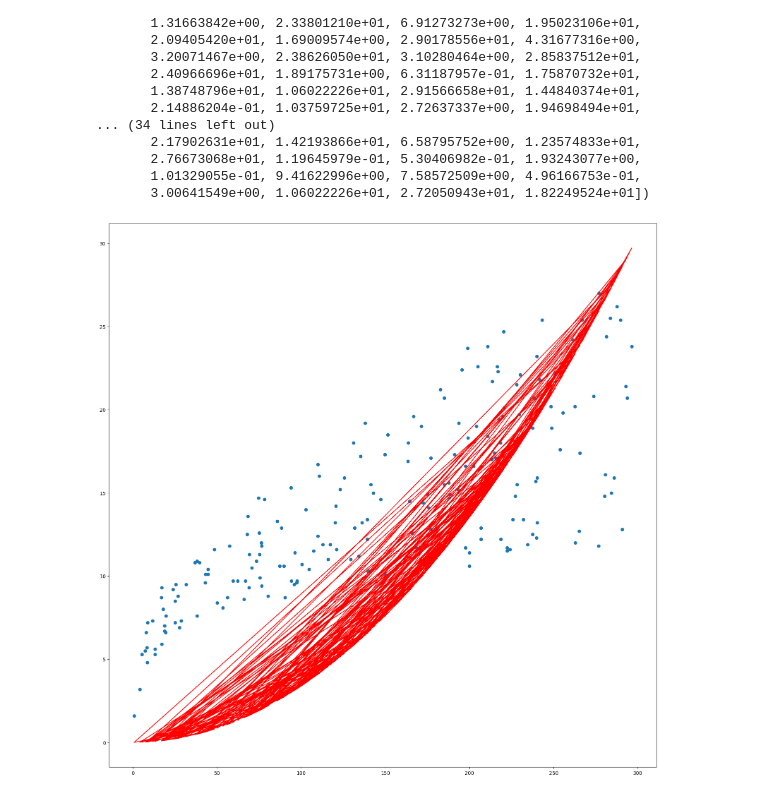
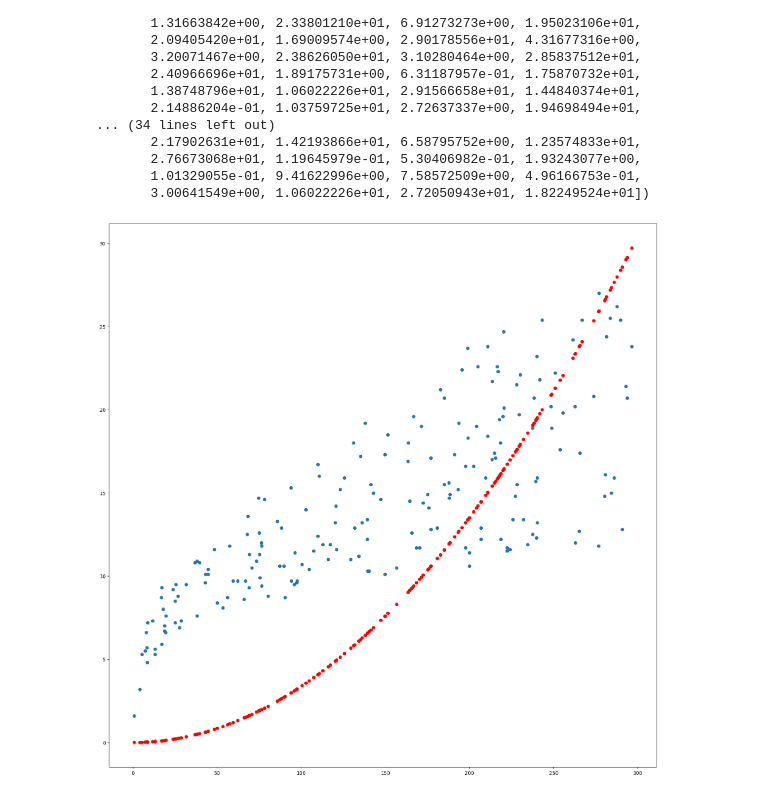
Before and after one commit to rachancheet/ml, a Jupyter notebook: gradient_polynomial.ipynb, the cells around one changed output. Cells and saved outputs as stored; diff of their text form; code cells hidden in the pictures.

```diff
--- a/gradient_polynomial.ipynb
+++ b/gradient_polynomial.ipynb
@@ -65,7 +65,7 @@ array([1.79123723e+01, 6.72746383e-01, 1.01329055e-01, 7.76910198e+00,
 # %%
 pl.figure(figsize=[20,20])
 pl.scatter(x_data[:,0],y_data)
-pl.plot(x_data[:,0],pred,color= "red")
+pl.scatter(x_data[:,0],pred,color= "red")
 pl.show()
 # %% [output]
-[figure, old version]
+[figure, new version]
```
Also changed, not shown: 1 other file.
